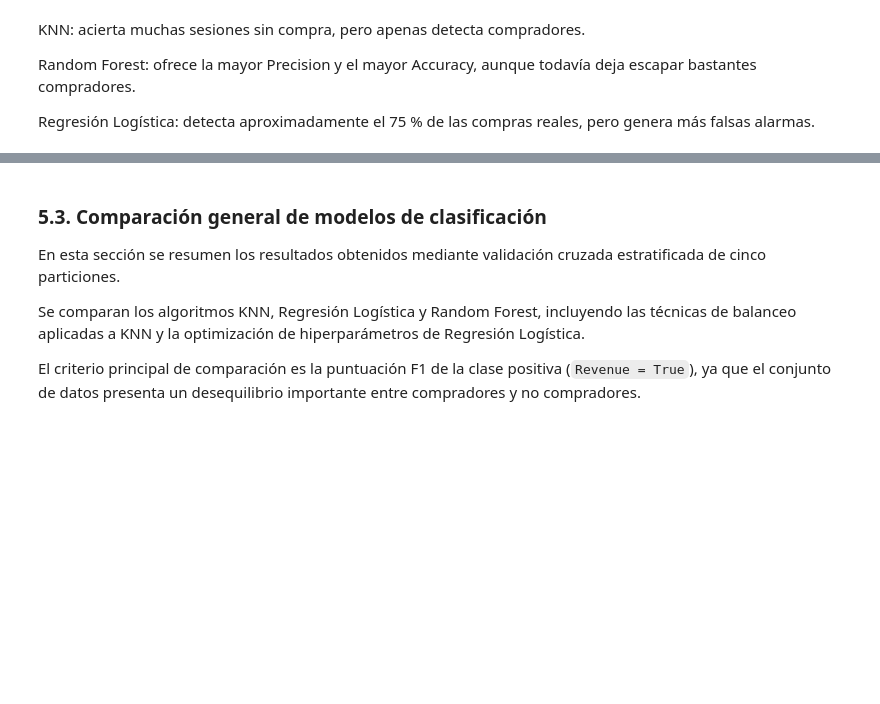
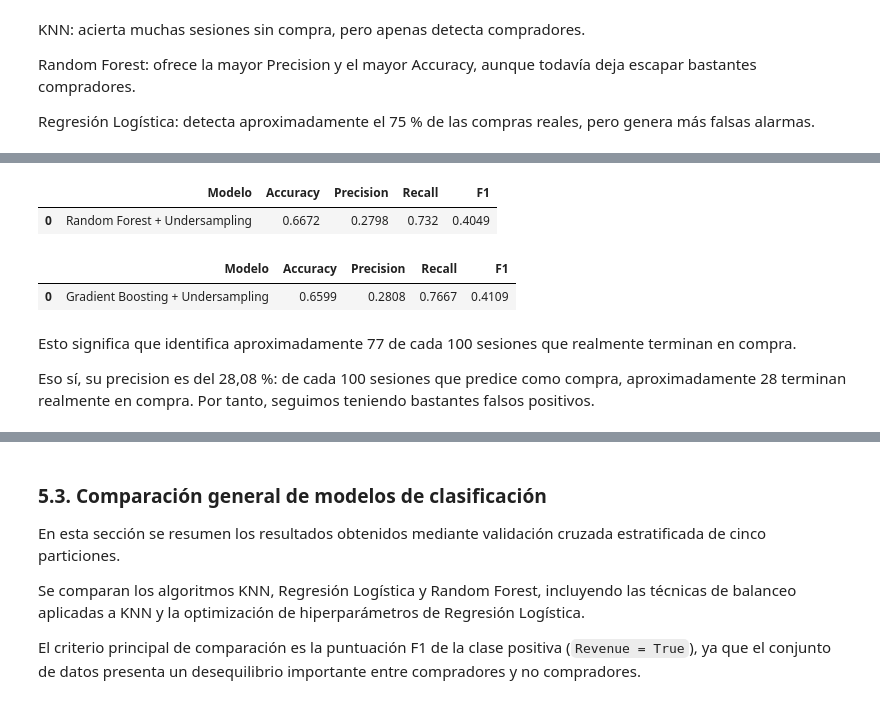
Before and after one commit to beafernandez22/proyecto_lo_compraran_ml, a Jupyter notebook: proyecto_lo_compraran_ml.ipynb, the cells around one changed output, grey strips where cells are left out. Saved outputs shown, nothing was run; the diff lists cells and outputs as text; code cells hidden in the pictures; blank space fills up the shorter version.

```diff
--- a/proyecto_lo_compraran_ml.ipynb
+++ b/proyecto_lo_compraran_ml.ipynb
@@ -999,0 +1125,69 @@ Regresión Logística: detecta aproximadamente el 75 % de las compras reales, pe
+# %%
+from sklearn.ensemble import RandomForestClassifier
+
+modelo_rf_under = ImbPipeline(steps=[
+    ("preprocesamiento", crear_preprocesador(X_train_knn)),
+    ("balanceo", RandomUnderSampler(random_state=42)),
+    ("modelo", RandomForestClassifier(
+        n_estimators=100,
+        random_state=42,
+        n_jobs=-1
+    ))
+])
+
+resultado_rf_under = cross_validate(
+    modelo_rf_under,
+    X_train_knn,
+    y_train,
+    cv=validacion,
+    scoring=["accuracy", "precision", "recall", "f1"],
+    n_jobs=-1
+)
+
+pd.DataFrame({
+    "Modelo": ["Random Forest + Undersampling"],
+    "Accuracy": [resultado_rf_under["test_accuracy"].mean()],
+    "Precision": [resultado_rf_under["test_precision"].mean()],
+    "Recall": [resultado_rf_under["test_recall"].mean()],
+    "F1": [resultado_rf_under["test_f1"].mean()]
+}).round(4)
+# %% [output]
+|  | Modelo | Accuracy | Precision | Recall | F1 |
+| 0 | Random Forest + Undersampling | 0.6672 | 0.2798 | 0.732 | 0.4049 |
+# %%
+from sklearn.ensemble import GradientBoostingClassifier
+
+modelo_gb_under = ImbPipeline(steps=[
+    ("preprocesamiento", crear_preprocesador(X_train_knn)),
+    ("balanceo", RandomUnderSampler(random_state=42)),
+    ("modelo", GradientBoostingClassifier(
+        n_estimators=100,
+        learning_rate=0.1,
+        max_depth=3,
+        random_state=42
+    ))
+])
+
+resultado_gb_under = cross_validate(
+    modelo_gb_under,
+    X_train_knn,
+    y_train,
+    cv=validacion,
+    scoring=["accuracy", "precision", "recall", "f1"],
+    n_jobs=-1
+)
+
+pd.DataFrame({
+    "Modelo": ["Gradient Boosting + Undersampling"],
+    "Accuracy": [resultado_gb_under["test_accuracy"].mean()],
+    "Precision": [resultado_gb_under["test_precision"].mean()],
+    "Recall": [resultado_gb_under["test_recall"].mean()],
+    "F1": [resultado_gb_under["test_f1"].mean()]
+}).round(4)
+# %% [output]
+|  | Modelo | Accuracy | Precision | Recall | F1 |
+| 0 | Gradient Boosting + Undersampling | 0.6599 | 0.2808 | 0.7667 | 0.4109 |
+# %% [markdown]
+Esto significa que identifica aproximadamente 77 de cada 100 sesiones que realmente terminan en compra.
+
+Eso sí, su precision es del 28,08 %: de cada 100 sesiones que predice como compra, aproximadamente 28 terminan realmente en compra. Por tanto, seguimos teniendo bastantes falsos positivos.
```
Also changed, not shown: parts of 15 cells of this notebook.
